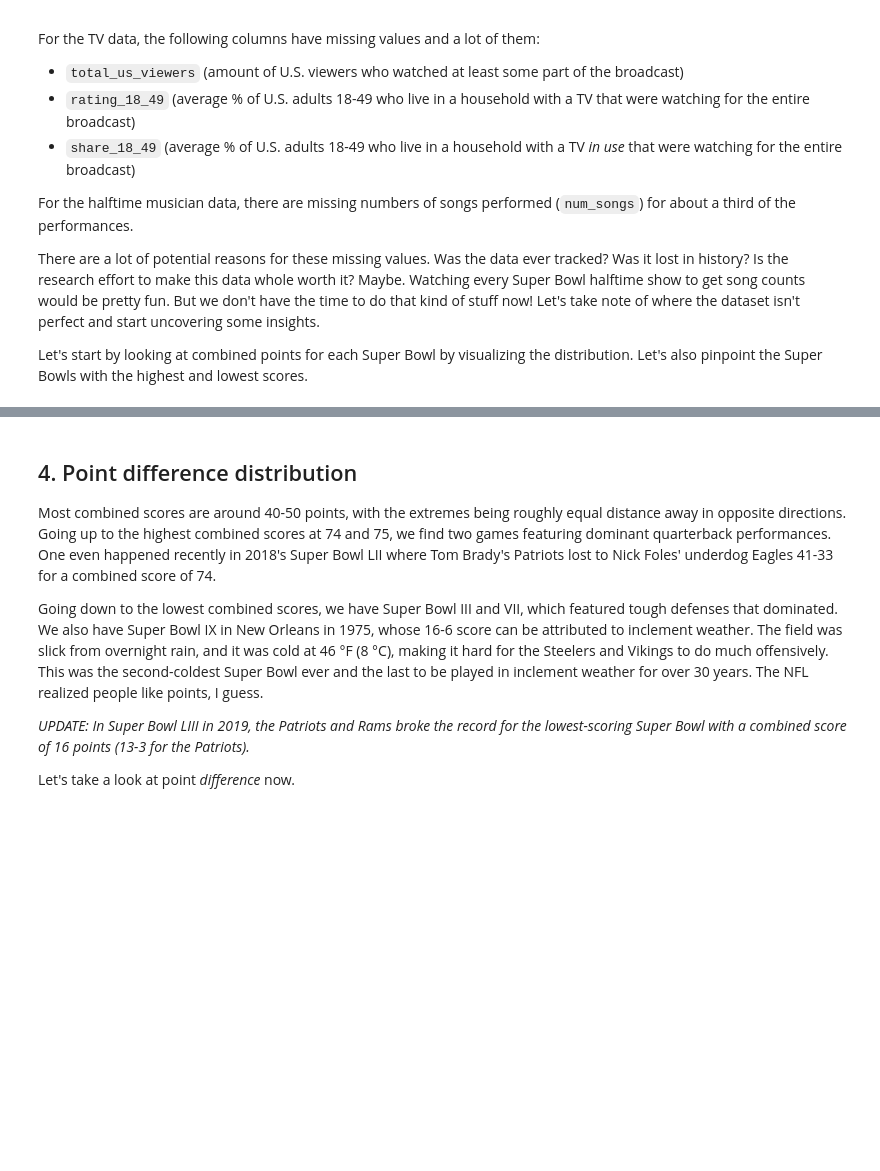
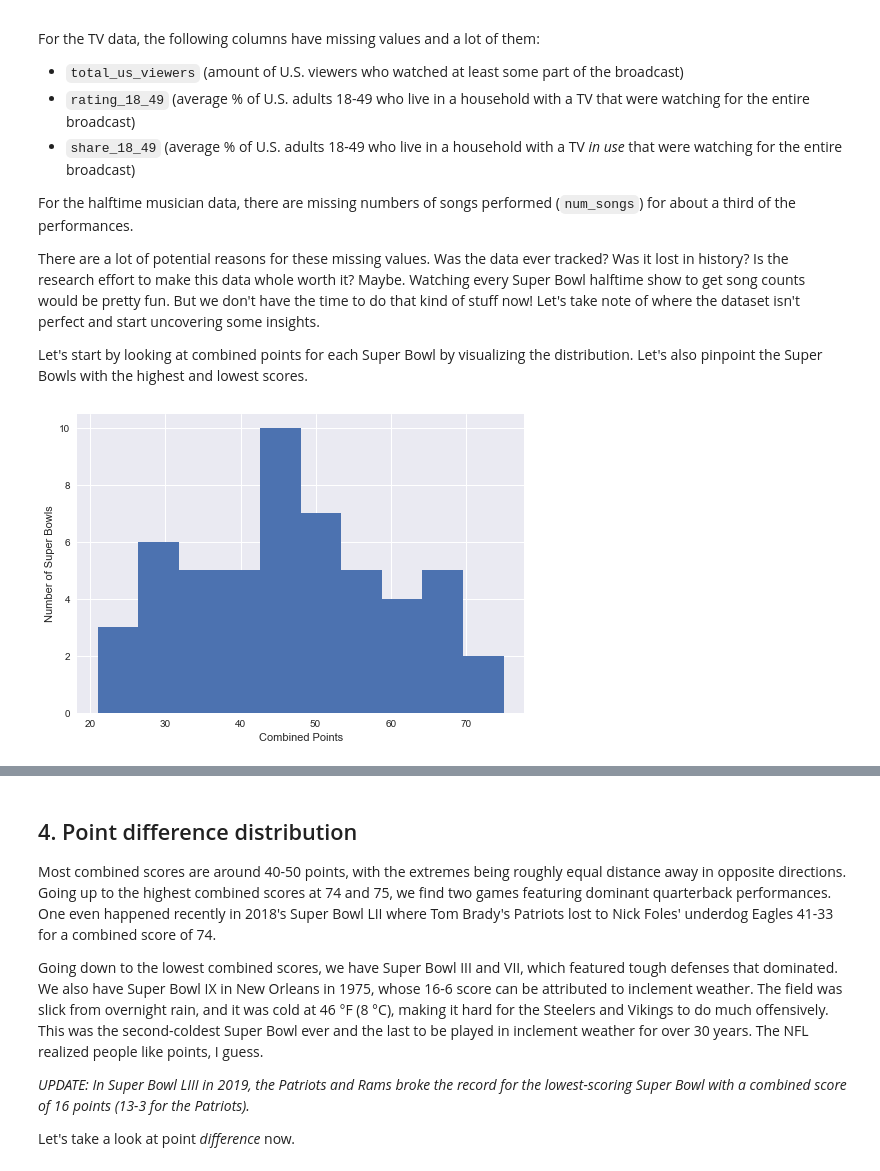
Before and after one commit to lawrence009/dsc, a Jupyter notebook: mini-proj/halftime_shows/notebook.ipynb, the cells around one changed output, grey strips where cells are left out. Drawn from its saved outputs; the diff is of its cells as text; code cells hidden in the pictures; blank space fills up the shorter version.

Commit message:
completed guided analysis of super bowls and halftime shows datasets

```diff
--- a/mini-proj/halftime_shows/notebook.ipynb
+++ b/mini-proj/halftime_shows/notebook.ipynb
@@ -12,12 +12,12 @@
 <p>The dataset we'll use was <a href="https://en.wikipedia.org/wiki/Web_scraping">scraped</a> and polished from Wikipedia. It is made up of three CSV files, one with <a href="https://en.wikipedia.org/wiki/List_of_Super_Bowl_champions">game data</a>, one with <a href="https://en.wikipedia.org/wiki/Super_Bowl_television_ratings">TV data</a>, and one with <a href="https://en.wikipedia.org/wiki/List_of_Super_Bowl_halftime_shows">halftime musician data</a> for all 52 Super Bowls through 2018. Let's take a look, using <code>display()</code> instead of <code>print()</code> since its output is much prettier in Jupyter Notebooks.</p>
 # %%
 # Import pandas
-import ... as ...
+import pandas as pd
 
 # Load the CSV data into DataFrames
-super_bowls = ...
-tv = ...
-halftime_musicians = ...
+super_bowls = pd.read_csv('datasets/super_bowls.csv')
+tv = pd.read_csv('datasets/tv.csv')
+halftime_musicians = pd.read_csv('datasets/halftime_musicians.csv')
 
 # Display the first five rows of each DataFrame
 display(super_bowls.head())
@@ -49,16 +86,18 @@ halftime_musicians.____()
 <p>Let's start by looking at combined points for each Super Bowl by visualizing the distribution. Let's also pinpoint the Super Bowls with the highest and lowest scores.</p>
 # %%
 # Import matplotlib and set plotting style
-from ... import ... as ...
+from matplotlib import pyplot as plt
 %matplotlib inline
 plt.style.use('seaborn')
 
 # Plot a histogram of combined points
-# ... YOUR CODE FOR TASK 3 ...
+plt.hist(super_bowls['combined_pts'])
 plt.xlabel('Combined Points')
 plt.ylabel('Number of Super Bowls')
 plt.show()
 
 # Display the Super Bowls with the highest and lowest combined scores
 display(super_bowls[super_bowls['combined_pts'] > 70])
-display(super_bowls[... < ...])
+display(super_bowls[super_bowls['combined_pts'] < 25])
+# %% [output]
+[figure, added]
```
Also changed, not shown: parts of 10 cells of this notebook, 1 other file.
